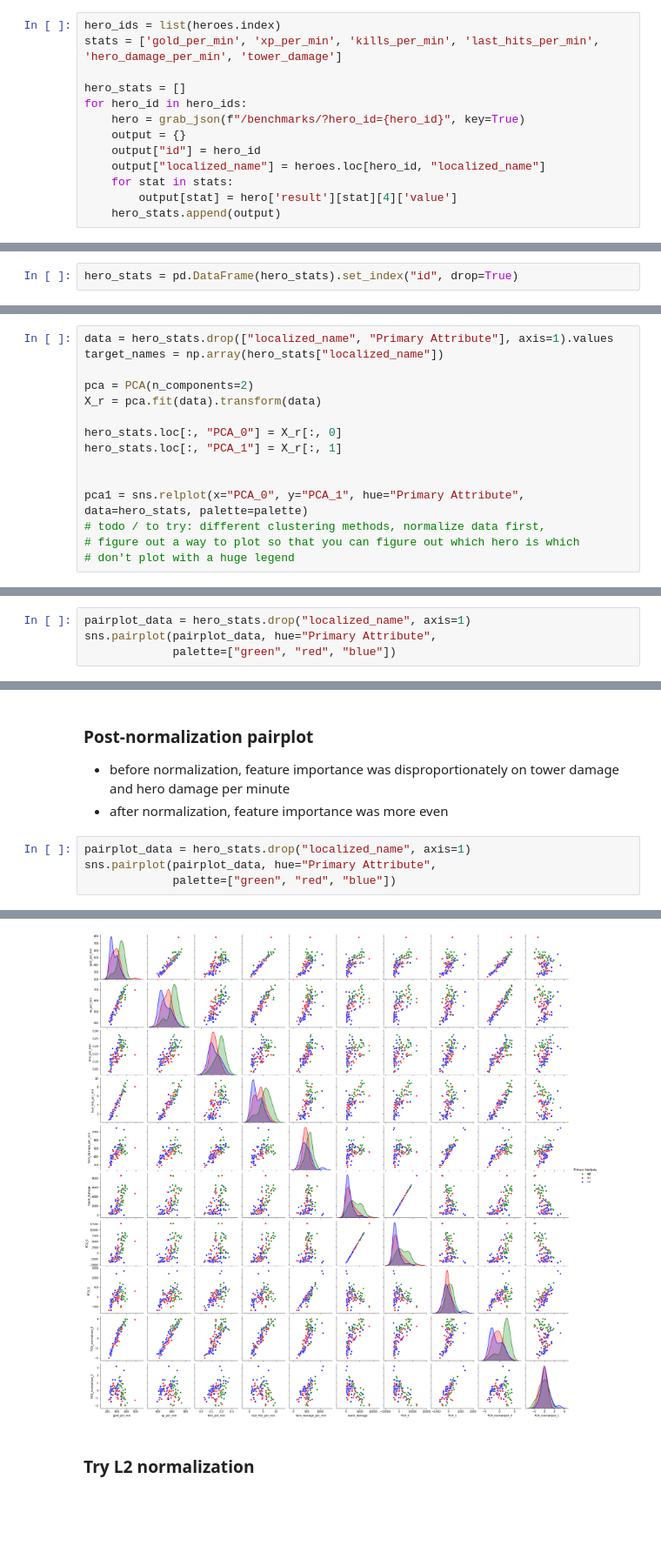
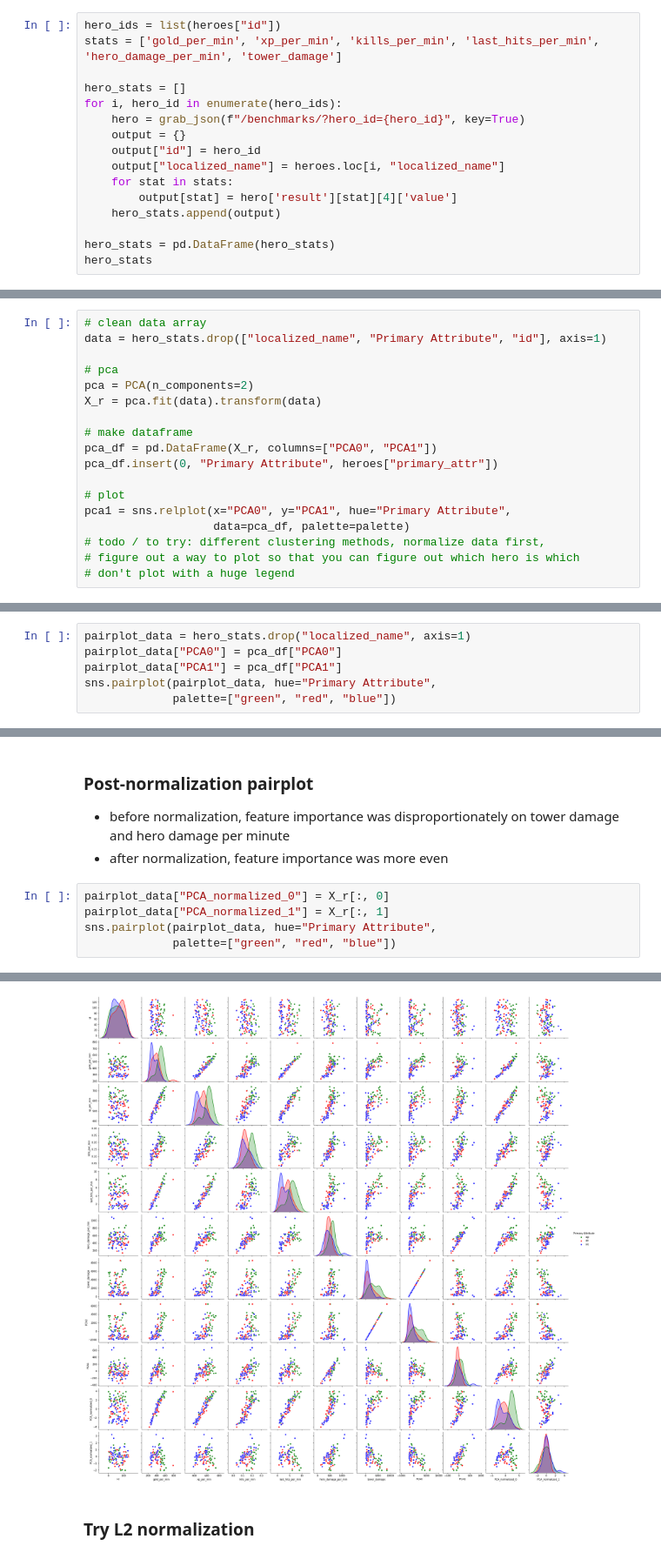
Before and after one commit to loftusa/Dota-Stats, a Jupyter notebook: data_cleaning.ipynb, the cells around one changed output, grey strips where cells are left out. Shown at 87% size. Drawn from its saved outputs; the diff is of its cells as text; blank space fills up the shorter version.

```diff
--- a/data_cleaning.ipynb
+++ b/data_cleaning.ipynb
@@ -77,15 +76,18 @@ heroes.head()
 # %% [markdown]
 ### Turn json dictionary of hero data into pandas dataframe
 # %%
-hero_ids = list(heroes.index)
+hero_ids = list(heroes["id"])
 stats = ['gold_per_min', 'xp_per_min', 'kills_per_min', 'last_hits_per_min', 'hero_damage_per_min', 'tower_damage']
 
 hero_stats = []
-for hero_id in hero_ids:
+for i, hero_id in enumerate(hero_ids):
     hero = grab_json(f"/benchmarks/?hero_id={hero_id}", key=True)
     output = {}
     output["id"] = hero_id
-    output["localized_name"] = heroes.loc[hero_id, "localized_name"]
+    output["localized_name"] = heroes.loc[i, "localized_name"]
     for stat in stats:
         output[stat] = hero['result'][stat][4]['value']
     hero_stats.append(output)
+
+hero_stats = pd.DataFrame(hero_stats)
+hero_stats
@@ -100,2 +111,0 @@ hero_stats[:3]
-# %%
-hero_stats = pd.DataFrame(hero_stats).set_index("id", drop=True)
@@ -157,17 +129,20 @@ hero_stats.head()
 # %%
 palette = ["green", "red", "blue"]  # for plotting based on primary attribute
 # %%
-data = hero_stats.drop(["localized_name", "Primary Attribute"], axis=1).values
-target_names = np.array(hero_stats["localized_name"])
+# clean data array
+data = hero_stats.drop(["localized_name", "Primary Attribute", "id"], axis=1)
 
+# pca
 pca = PCA(n_components=2)
 X_r = pca.fit(data).transform(data)
 
-hero_stats.loc[:, "PCA_0"] = X_r[:, 0]
-hero_stats.loc[:, "PCA_1"] = X_r[:, 1]
+# make dataframe
+pca_df = pd.DataFrame(X_r, columns=["PCA0", "PCA1"])
+pca_df.insert(0, "Primary Attribute", heroes["primary_attr"])
 
-
-pca1 = sns.relplot(x="PCA_0", y="PCA_1", hue="Primary Attribute", data=hero_stats, palette=palette)
+# plot
+pca1 = sns.relplot(x="PCA0", y="PCA1", hue="Primary Attribute",
+                   data=pca_df, palette=palette)
 # todo / to try: different clustering methods, normalize data first,
 # figure out a way to plot so that you can figure out which hero is which
 # don't plot with a huge legend
@@ -191,5 +165,7 @@ hero_stats.head()
 # %%
 pairplot_data = hero_stats.drop("localized_name", axis=1)
+pairplot_data["PCA0"] = pca_df["PCA0"]
+pairplot_data["PCA1"] = pca_df["PCA1"]
 sns.pairplot(pairplot_data, hue="Primary Attribute",
              palette=["green", "red", "blue"])
 # %% [output]
@@ -242,12 +206,13 @@ sns.scatterplot(x="PCA_normalized_0", y="PCA_normalized_1", hue="Primary Attribu
 - before normalization, feature importance was disproportionately on tower damage and hero damage per minute
 - after normalization, feature importance was more even
 # %%
-pairplot_data = hero_stats.drop("localized_name", axis=1)
+pairplot_data["PCA_normalized_0"] = X_r[:, 0]
+pairplot_data["PCA_normalized_1"] = X_r[:, 1]
 sns.pairplot(pairplot_data, hue="Primary Attribute",
              palette=["green", "red", "blue"])
 # %% [output]
 <seaborn.axisgrid.PairGrid at 0x...>
-[figure, old version]
+[figure, new version]
 # %% [markdown]
 ### Try L2 normalization
 # %%
```
Also changed, not shown: parts of 21 cells of this notebook, 1 other file.
